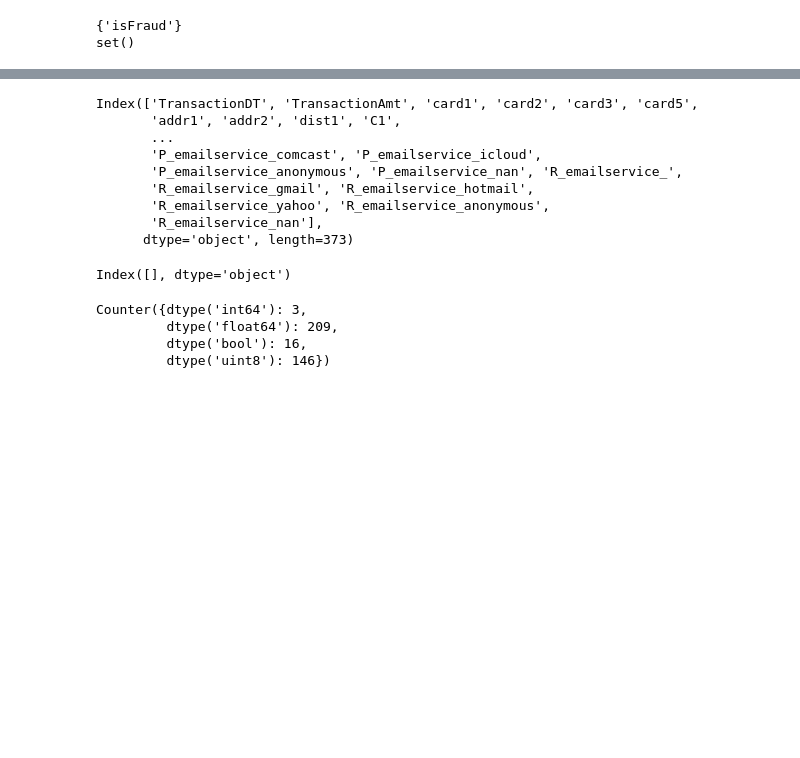
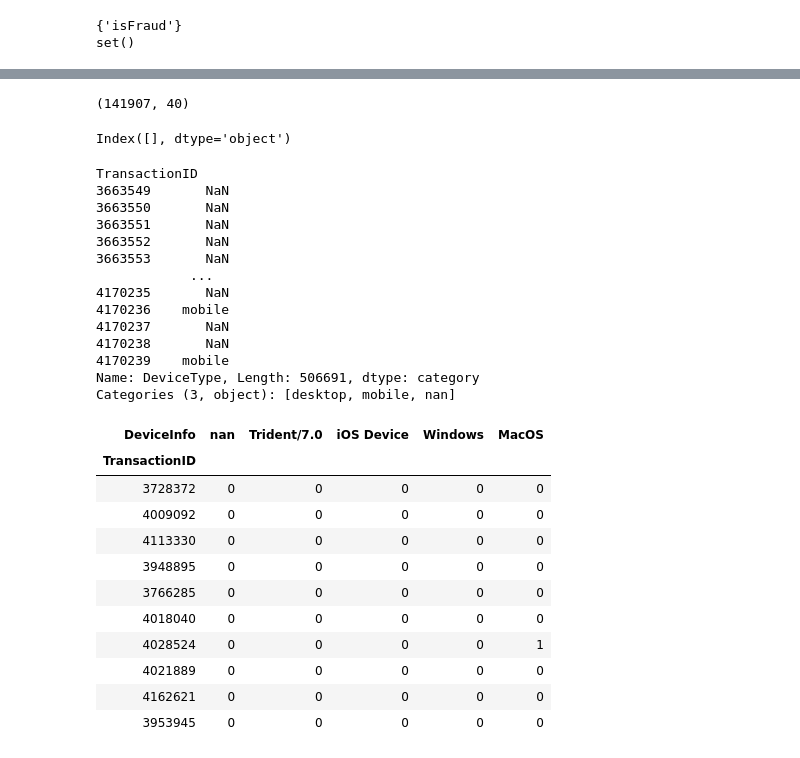
Before and after one commit to arminkhayyer/kaggal, a Jupyter notebook: clean_data-Copy1.ipynb, the cells around one changed output, grey strips where cells are left out. Drawn from its saved outputs; the diff is of its cells as text; code cells hidden in the pictures; blank space fills up the shorter version.

```diff
--- a/clean_data-Copy1.ipynb
+++ b/clean_data-Copy1.ipynb
@@ -208,23 +287,40 @@ df_new.shape
+# %%
+df2.shape
+# %% [output]
+(141907, 40)
+# %%
+df_new2.columns[df_new2.columns!=df_train.columns[1:]]
+# %% [output]
+Index([], dtype='object')
 # %%
-df[]
+df['DeviceType']
 # %% [output]
-Index(['TransactionDT', 'TransactionAmt', 'card1', 'card2', 'card3', 'card5',
-       'addr1', 'addr2', 'dist1', 'C1',
-       ...
-       'P_emailservice_comcast', 'P_emailservice_icloud',
-       'P_emailservice_anonymous', 'P_emailservice_nan', 'R_emailservice_',
-       'R_emailservice_gmail', 'R_emailservice_hotmail',
-       'R_emailservice_yahoo', 'R_emailservice_anonymous',
-       'R_emailservice_nan'],
-      dtype='object', length=373)
+TransactionID
+3663549       NaN
+3663550       NaN
+3663551       NaN
+3663552       NaN
+3663553       NaN
+            ...
+4170235       NaN
+4170236    mobile
+4170237       NaN
+4170238       NaN
+4170239    mobile
+Name: DeviceType, Length: 506691, dtype: category
+Categories (3, object): [desktop, mobile, nan]
-# %%
-df_train.columns[df_train.dtypes == str]
-# %% [output]
-Index([], dtype='object')
-# %%
-collections.Counter(df_train.dtypes)
-# %% [output]
-Counter({dtype('int64'): 3,
-         dtype('float64'): 209,
-         dtype('bool'): 16,
-         dtype('uint8'): 146})
+# %%
+pd.get_dummies(df['DeviceInfo'], dummy_na=False).sample(10)
+# %% [output]
+| DeviceInfo | nan | Trident/7.0 | iOS Device | Windows | MacOS |
+| TransactionID |  |  |  |  |  |
+| 3728372 | 0 | 0 | 0 | 0 | 0 |
+| 4009092 | 0 | 0 | 0 | 0 | 0 |
+| 4113330 | 0 | 0 | 0 | 0 | 0 |
+| 3948895 | 0 | 0 | 0 | 0 | 0 |
+| 3766285 | 0 | 0 | 0 | 0 | 0 |
+| 4018040 | 0 | 0 | 0 | 0 | 0 |
+| 4028524 | 0 | 0 | 0 | 0 | 1 |
+| 4021889 | 0 | 0 | 0 | 0 | 0 |
+| 4162621 | 0 | 0 | 0 | 0 | 0 |
+| 3953945 | 0 | 0 | 0 | 0 | 0 |
```
Also changed, not shown: parts of 23 cells of this notebook, 2 other files.
